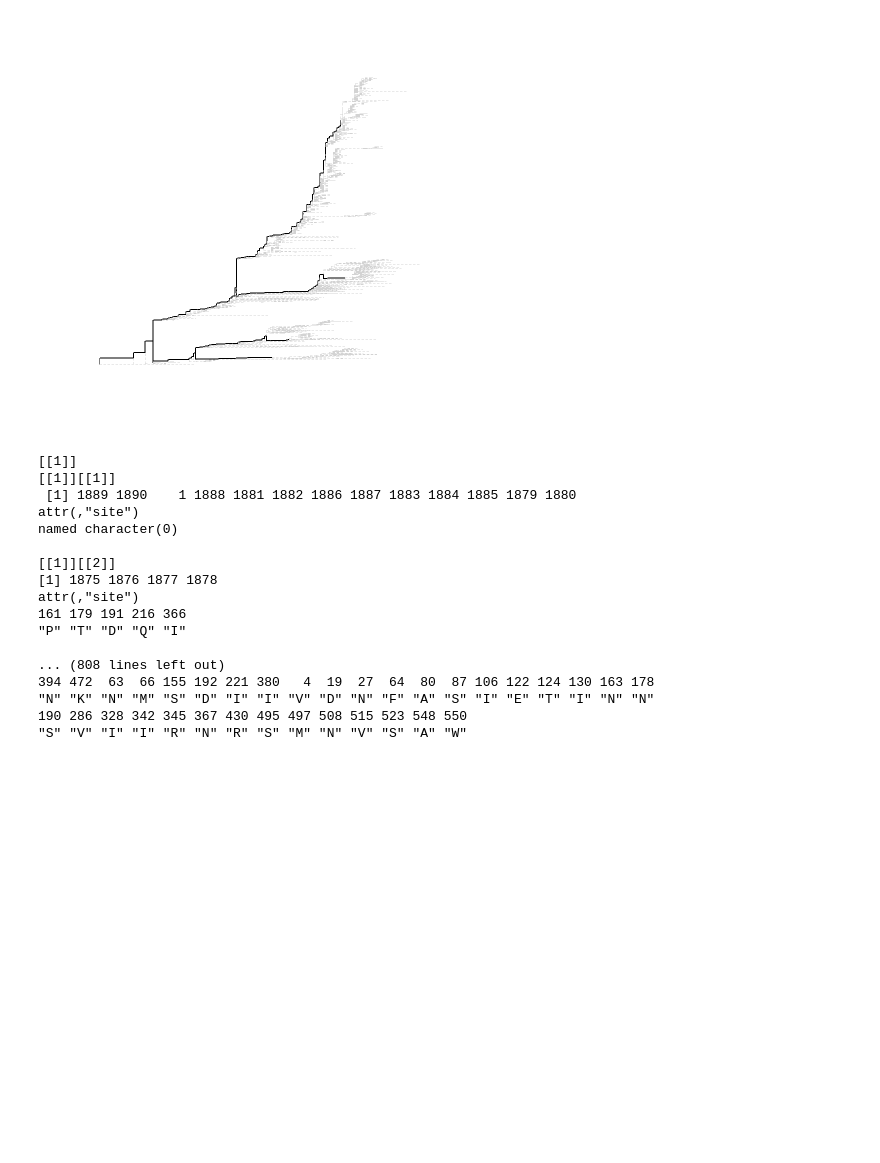
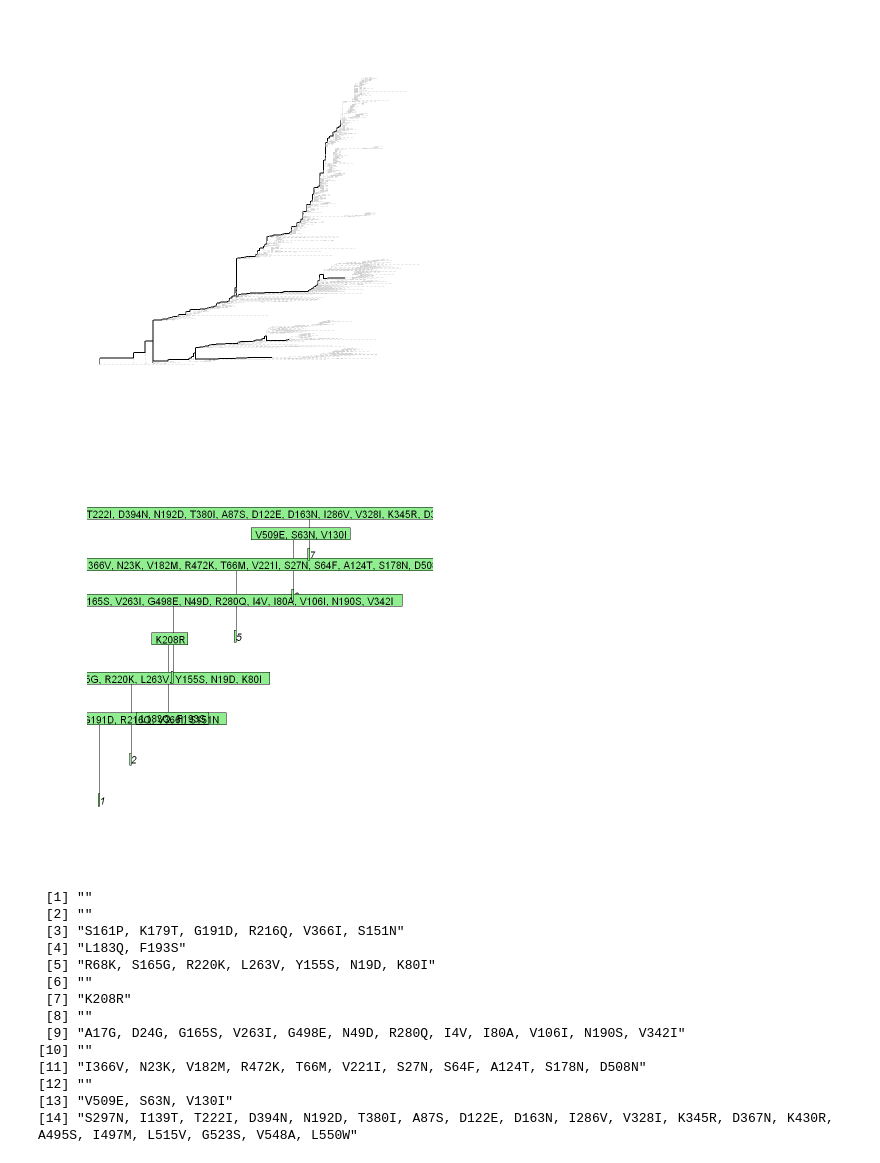
Before and after one commit to Takkoona/phyloColoring, a Jupyter notebook: 3_visualization.ipynb, the cells around one changed output. Cells and saved outputs as stored; diff of their text form; code cells hidden in the pictures; blank space fills up the shorter version.

```diff
--- a/3_visualization.ipynb
+++ b/3_visualization.ipynb
@@ -147,23 +147,3 @@ grouping <- lapply(groupByPath, function (group) {
     }
     return(res)
 })
-# %%
-groupingSNP <- lapply(grouping, function (gp) {
-    res <- list()
-    refSites <- attr(gp[[1]], "site")
-    for (tips in gp) {
-        sites <- attr(tips, "site")
-        attr(tips, "site") <- sites[which(vapply(
-            X = seq_along(refSites),
-            FUN = function (i) {
-                if (refSites[i] != sites[i]) {
-                    return(TRUE)
-                }
-                return(FALSE)
-            },
-            FUN.VALUE = logical(1)
-        ))]
-        res <- c(res, list(tips))
-    }
-    return(res)
-})
@@ -170,20 +260,22 @@ groupingSNP <- lapply(grouping, function (gp) {
+# %%
+plot.phylo(groupingSNP[[4]])
+edgelabels(vapply(attr(groupingSNP[[4]], "edgeSNPs"), paste, collapse = ", ", FUN.VALUE = character(1)))
+# %% [output]
+[figure, added]
 # %%
-print(groupingSNP)
+print()
 # %% [output]
-[[1]]
-[[1]][[1]]
- [1] 1889 1890    1 1888 1881 1882 1886 1887 1883 1884 1885 1879 1880
-attr(,"site")
-named character(0)
-
-[[1]][[2]]
-[1] 1875 1876 1877 1878
-attr(,"site")
-161 179 191 216 366
-"P" "T" "D" "Q" "I"
-
-... (808 lines left out)
-394 472  63  66 155 192 221 380   4  19  27  64  80  87 106 122 124 130 163 178
-"N" "K" "N" "M" "S" "D" "I" "I" "V" "D" "N" "F" "A" "S" "I" "E" "T" "I" "N" "N"
-190 286 328 342 345 367 430 495 497 508 515 523 548 550
-"S" "V" "I" "I" "R" "N" "R" "S" "M" "N" "V" "S" "A" "W"
+ [1] ""
+ [2] ""
+ [3] "S161P, K179T, G191D, R216Q, V366I, S151N"
+ [4] "L183Q, F193S"
+ [5] "R68K, S165G, R220K, L263V, Y155S, N19D, K80I"
+ [6] ""
+ [7] "K208R"
+ [8] ""
+ [9] "A17G, D24G, G165S, V263I, G498E, N49D, R280Q, I4V, I80A, V106I, N190S, V342I"
+[10] ""
+[11] "I366V, N23K, V182M, R472K, T66M, V221I, S27N, S64F, A124T, S178N, D508N"
+[12] ""
+[13] "V509E, S63N, V130I"
+[14] "S297N, I139T, T222I, D394N, N192D, T380I, A87S, D122E, D163N, I286V, V328I, K345R, D367N, K430R, A495S, I497M, L515V, G523S, V548A, L550W"
```
Also changed, not shown: parts of 5 cells of this notebook.
